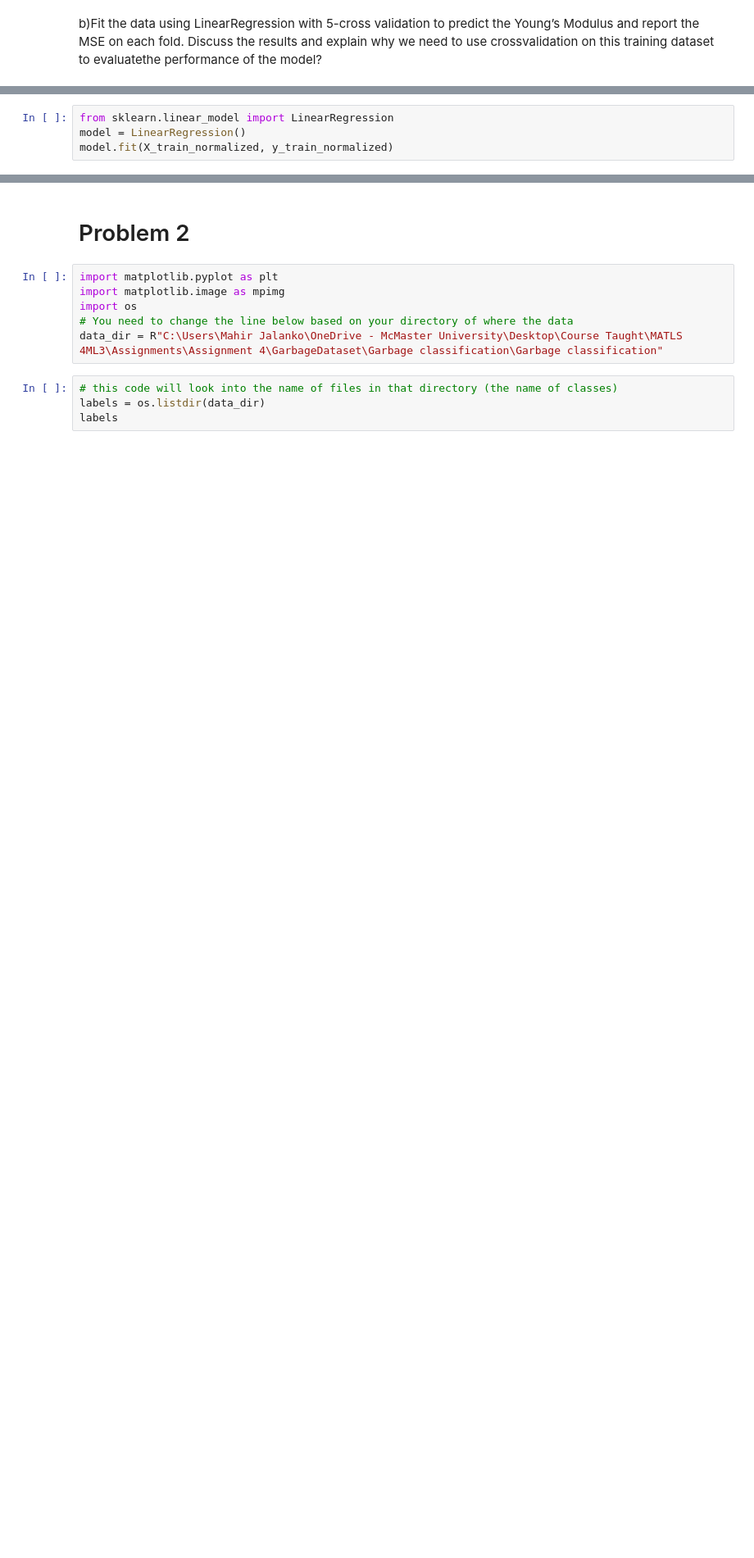
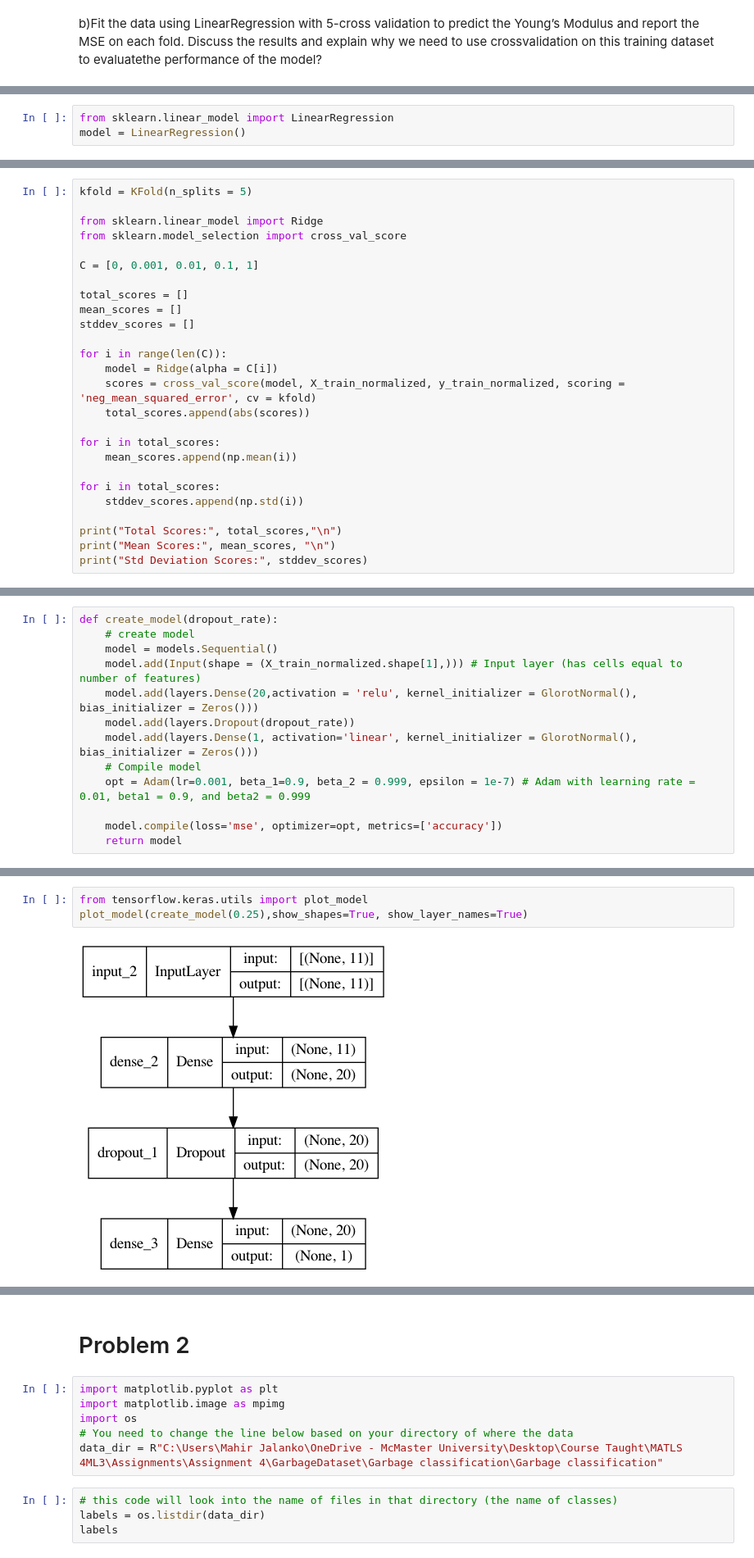
Before and after one commit to pheonixmaster99/Assignment4, a Jupyter notebook: Assignment4.ipynb, the cells around one changed output, grey strips where cells are left out. Shown at 82% size. Cells and saved outputs as stored; diff of their text form; blank space fills up the shorter version.

```diff
--- a/Assignment4.ipynb
+++ b/Assignment4.ipynb
@@ -80,4 +64,3 @@ cv = StratifiedKFold(n_splits = 5,shuffle = True, random_state = 1)
 # %%
 from sklearn.linear_model import LinearRegression
 model = LinearRegression()
-model.fit(X_train_normalized, y_train_normalized)
@@ -97,0 +75,26 @@ print(std(scores))
+# %%
+kfold = KFold(n_splits = 5)
+
+from sklearn.linear_model import Ridge
+from sklearn.model_selection import cross_val_score
+
+C = [0, 0.001, 0.01, 0.1, 1]
+
+total_scores = []
+mean_scores = []
+stddev_scores = []
+
+for i in range(len(C)):
+    model = Ridge(alpha = C[i])
+    scores = cross_val_score(model, X_train_normalized, y_train_normalized, scoring = 'neg_mean_squared_error', cv = kfold)
+    total_scores.append(abs(scores))
+
+for i in total_scores:
+    mean_scores.append(np.mean(i))
+
+for i in total_scores:
+    stddev_scores.append(np.std(i))
+
+print("Total Scores:", total_scores,"\n")
+print("Mean Scores:", mean_scores, "\n")
+print("Std Deviation Scores:", stddev_scores)
@@ -97,0 +123,13 @@ print(std(scores))
+# %%
+def create_model(dropout_rate):
+    # create model
+    model = models.Sequential()
+    model.add(Input(shape = (X_train_normalized.shape[1],))) # Input layer (has cells equal to number of features)
+    model.add(layers.Dense(20,activation = 'relu', kernel_initializer = GlorotNormal(), bias_initializer = Zeros()))
+    model.add(layers.Dropout(dropout_rate))
+    model.add(layers.Dense(1, activation='linear', kernel_initializer = GlorotNormal(), bias_initializer = Zeros()))
+    # Compile model
+    opt = Adam(lr=0.001, beta_1=0.9, beta_2 = 0.999, epsilon = 1e-7) # Adam with learning rate = 0.01, beta1 = 0.9, and beta2 = 0.999
+
+    model.compile(loss='mse', optimizer=opt, metrics=['accuracy'])
+    return model
@@ -97,0 +400,5 @@ print(std(scores))
+# %%
+from tensorflow.keras.utils import plot_model
+plot_model(create_model(0.25),show_shapes=True, show_layer_names=True)
+# %% [output]
+[figure, added]
```
Also changed, not shown: parts of 22 cells of this notebook, 3 other files.
